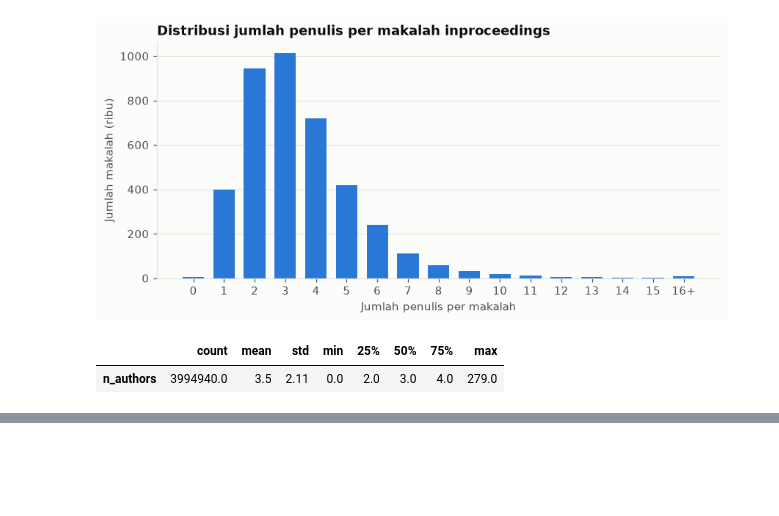
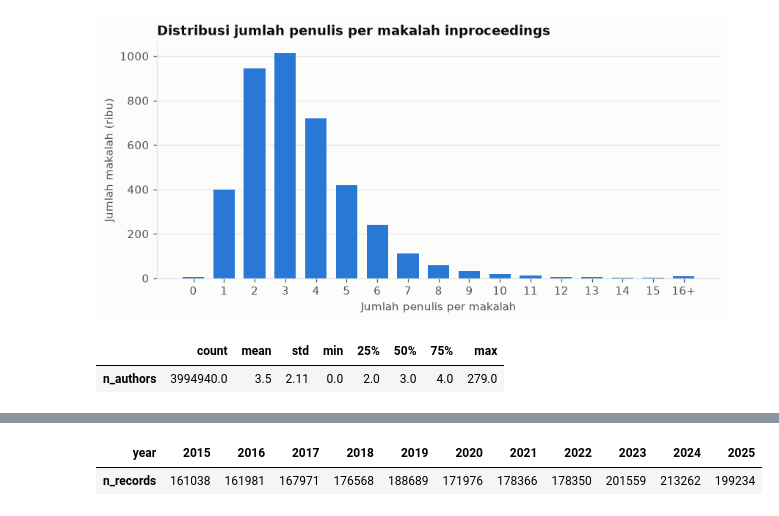
Before and after one commit to RNXFreeze/IF4041-Datmin-Tubes-Kel1, a Jupyter notebook: notebooks/01_data_extraction_preprocessing.ipynb, the cells around one changed output, grey strips where cells are left out. Cells and saved outputs as stored; diff of their text form; code cells hidden in the pictures; blank space fills up the shorter version.

```diff
--- a/notebooks/01_data_extraction_preprocessing.ipynb
+++ b/notebooks/01_data_extraction_preprocessing.ipynb
@@ -231,0 +257,5 @@ inproc["n_authors"].describe().round(2).to_frame("n_authors").T
+# %%
+papers["year"].to_pandas().value_counts().sort_index().to_frame("n_records").T
+# %% [output]
+| year | 2015 | 2016 | 2017 | 2018 | 2019 | 2020 | 2021 | 2022 | 2023 | 2024 | 2025 |
+| n_records | 161038 | 161981 | 167971 | 176568 | 188689 | 171976 | 178366 | 178350 | 201559 | 213262 | 199234 |
```
Also changed, not shown: parts of 4 cells of this notebook, 1 other file.
